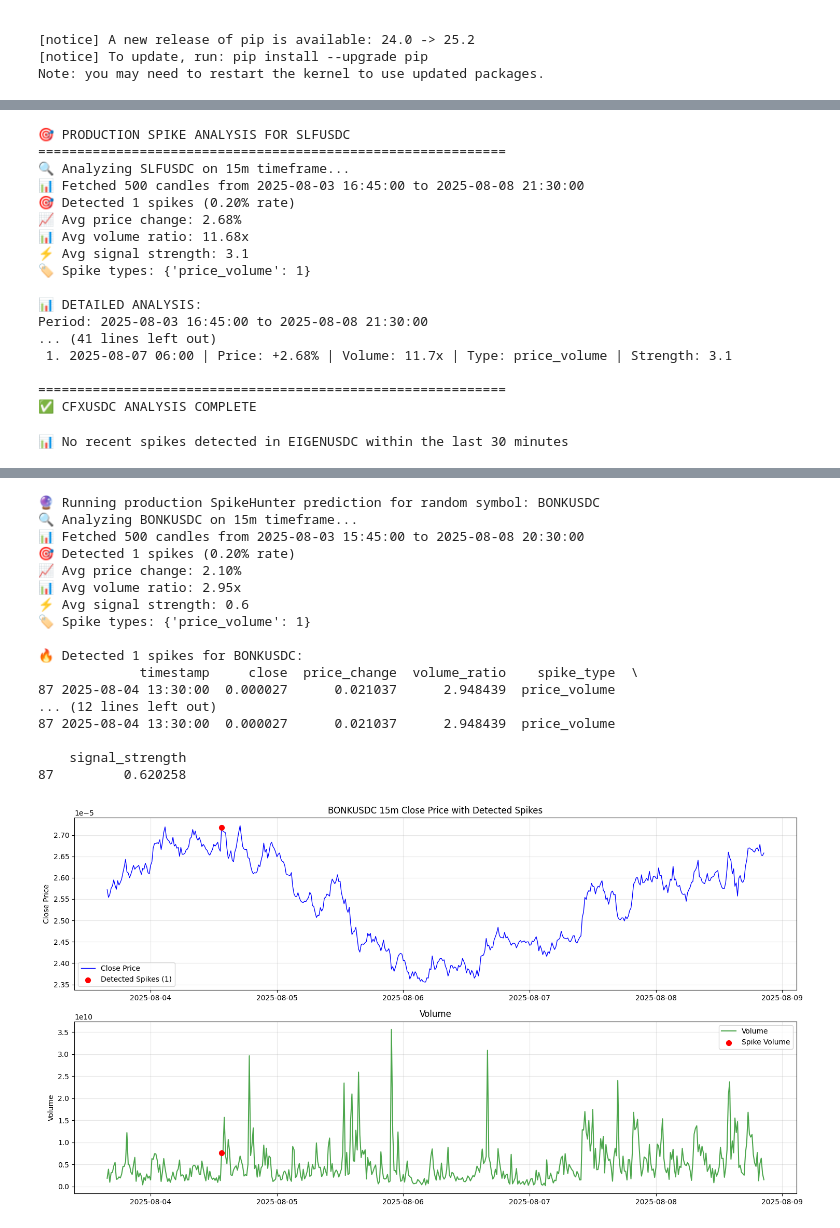
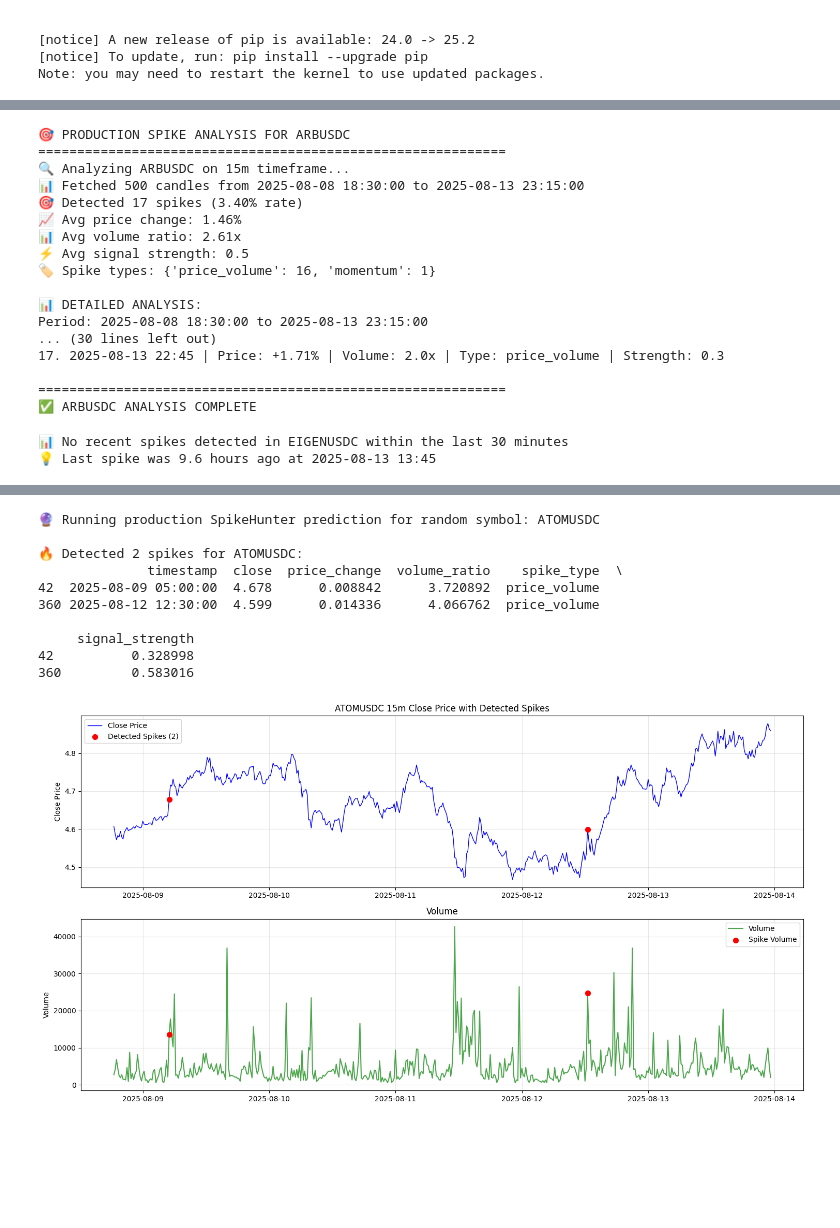
Before and after one commit to carkod/binbot-notebooks, a Jupyter notebook: spike_hunter.ipynb, the cells around one changed output, grey strips where cells are left out. Cells and saved outputs as stored; diff of their text form; code cells hidden in the pictures; blank space fills up the shorter version.

```diff
--- a/spike_hunter.ipynb
+++ b/spike_hunter.ipynb
@@ -33,6 +33,7 @@ from sklearn.metrics import classification_report
 import matplotlib.pyplot as plt
 import joblib
 
+symbol = "ARBUSDC"  # Change to your desired symbol
 
 # --- Step 1: Fetch 15m candles from Binance ---
 def fetch_binance_klines(symbol="IDEXUSDC", interval="15m", limit=500, end_time=None):
@@ -251,9 +252,9 @@ def add_enhanced_features(df_price, df_adr=None, window=12):
 
 
 # --- Data fetching and analysis ---
-print("Fetching VELODROME/USDC data...")
+print(f"Fetching {symbol} data...")
 df_price = fetch_binance_klines(
-    "VELODROMEUSDC", interval="15m", limit=500
+    symbol, interval="15m", limit=500
 )  # Keep original limit for microcaps
 
 print("Fetching ADR data...")
@@ -411,7 +412,7 @@ if len(spike_indices) > 0:
 else:
     print("No spikes detected to plot")
 
-plt.title("OMNI/USDC 15m Close Price with Detected Spikes")
+plt.title(f"{symbol} 15m Close Price with Detected Spikes")
 plt.ylabel("Close Price")
 plt.legend()
 plt.grid(True, alpha=0.3)
@@ -531,7 +531,7 @@ from typing import Optional, Dict, Tuple
 import warnings
 
 warnings.filterwarnings("ignore")
-
+symbol = "ARBUSDC"
 
 class SpikeHunter:
     """
@@ -809,15 +809,13 @@ class SpikeHunter:
 
 # Initialize with conservative settings optimized for CFXUSDC
 hunter = SpikeHunter(
-    price_threshold=0.012,
-    volume_threshold=1.3,
+    price_threshold=0.010,
+    volume_threshold=1.2,
     momentum_threshold=0.015,  # 1.5% momentum threshold
     window=12,  # 12-period lookback
     rsi_oversold=30,  # RSI oversold level
 )
 
-# Analyze SLFUSDC
-symbol = "SLFUSDC"
 print(f"🎯 PRODUCTION SPIKE ANALYSIS FOR {symbol}")
 print("=" * 60)
 
@@ -869,25 +867,25 @@ except Exception as e:
     print(f"❌ Error analyzing {symbol}: {str(e)}")
 
 print(f"\n{'=' * 60}")
-print("✅ CFXUSDC ANALYSIS COMPLETE")
+print(f"✅ {symbol} ANALYSIS COMPLETE")
 # %% [output]
-🎯 PRODUCTION SPIKE ANALYSIS FOR SLFUSDC
+🎯 PRODUCTION SPIKE ANALYSIS FOR ARBUSDC
 ============================================================
-🔍 Analyzing SLFUSDC on 15m timeframe...
-📊 Fetched 500 candles from 2025-08-03 16:45:00 to 2025-08-08 21:30:00
-🎯 Detected 1 spikes (0.20% rate)
-📈 Avg price change: 2.68%
-📊 Avg volume ratio: 11.68x
-⚡ Avg signal strength: 3.1
-🏷️ Spike types: {'price_volume': 1}
+🔍 Analyzing ARBUSDC on 15m timeframe...
+📊 Fetched 500 candles from 2025-08-08 18:30:00 to 2025-08-13 23:15:00
+🎯 Detected 17 spikes (3.40% rate)
+📈 Avg price change: 1.46%
+📊 Avg volume ratio: 2.61x
+⚡ Avg signal strength: 0.5
+🏷️ Spike types: {'price_volume': 16, 'momentum': 1}
 
 📊 DETAILED ANALYSIS:
-Period: 2025-08-03 16:45:00 to 2025-08-08 21:30:00
-... (41 lines left out)
- 1. 2025-08-07 06:00 | Price: +2.68% | Volume: 11.7x | Type: price_volume | Strength: 3.1
+Period: 2025-08-08 18:30:00 to 2025-08-13 23:15:00
+... (30 lines left out)
+17. 2025-08-13 22:45 | Price: +1.71% | Volume: 2.0x | Type: price_volume | Strength: 0.3
 
 ============================================================
-✅ CFXUSDC ANALYSIS COMPLETE
+✅ ARBUSDC ANALYSIS COMPLETE
 # %%
 # === STANDALONE LAST SPIKE DETECTOR ===
 
@@ -899,7 +897,7 @@ import warnings
 
 warnings.filterwarnings("ignore")
 
-symbol = "SLFUSDC"
+symbol = "ARBUSDC"
 
 
 class SpikeHunter:
@@ -1185,6 +1183,7 @@ except Exception as e:
     print(f"❌ Error: {str(e)}")
 # %% [output]
 📊 No recent spikes detected in EIGENUSDC within the last 30 minutes
+💡 Last spike was 9.6 hours ago at 2025-08-13 13:45
 # %%
 # === Fetch and combine all active symbols for model training ===
 import time
@@ -1246,12 +1245,15 @@ if not active_symbols:
     print("No active symbols available.")
 else:
     random_symbol = random.choice(active_symbols)
+
+    price_thresh_dynamic = df["price_change"].quantile(0.95)
+    vol_thresh_dynamic = df["volume_ratio"].quantile(0.90)
     print(f"\n🔮 Running production SpikeHunter prediction for random symbol: {random_symbol}")
 
     # Initialize production SpikeHunter with same settings as before
     prod_hunter = SpikeHunter(
-        price_threshold=0.020,
-        volume_threshold=2.0,
+        price_threshold=price_thresh_dynamic,
+        volume_threshold=vol_thresh_dynamic,
         momentum_threshold=0.015,
         window=12,
         rsi_oversold=30,
@@ -1284,49 +1286,42 @@ else:
                 zorder=5,
                 s=50,
             )
         plt.title(f"{random_symbol} 15m Close Price with Detected Spikes")
         plt.ylabel("Close Price")
         plt.legend()
         plt.grid(True, alpha=0.3)
         # Volume plot
         plt.subplot(2, 1, 2)
         plt.plot(df_pred["timestamp"], df_pred["volume"], label="Volume", color="green", alpha=0.7)
         if len(spike_indices) > 0:
             plt.scatter(
                 df_pred.loc[spike_indices, "timestamp"],
                 df_pred.loc[spike_indices, "volume"],
                 color="red",
                 label="Spike Volume",
                 zorder=5,
                 s=50,
             )
         plt.title("Volume")
         plt.ylabel("Volume")
         plt.legend()
         plt.grid(True, alpha=0.3)
         plt.tight_layout()
         plt.show()
     except Exception as e:
         print(f"❌ Error running prediction for {random_symbol}: {e}")
 # %% [output]
-🔮 Running production SpikeHunter prediction for random symbol: BONKUSDC
-🔍 Analyzing BONKUSDC on 15m timeframe...
-📊 Fetched 500 candles from 2025-08-03 15:45:00 to 2025-08-08 20:30:00
-🎯 Detected 1 spikes (0.20% rate)
-📈 Avg price change: 2.10%
-📊 Avg volume ratio: 2.95x
-⚡ Avg signal strength: 0.6
-🏷️ Spike types: {'price_volume': 1}
+🔮 Running production SpikeHunter prediction for random symbol: ATOMUSDC
 
-🔥 Detected 1 spikes for BONKUSDC:
-             timestamp     close  price_change  volume_ratio    spike_type  \
-87 2025-08-04 13:30:00  0.000027      0.021037      2.948439  price_volume
-... (12 lines left out)
-87 2025-08-04 13:30:00  0.000027      0.021037      2.948439  price_volume
+🔥 Detected 2 spikes for ATOMUSDC:
+              timestamp  close  price_change  volume_ratio    spike_type  \
+42  2025-08-09 05:00:00  4.678      0.008842      3.720892  price_volume
+360 2025-08-12 12:30:00  4.599      0.014336      4.066762  price_volume
 
-    signal_strength
-87         0.620258
+     signal_strength
+42          0.328998
+360         0.583016
-[figure, old version]
+[figure, new version]
 # %%
 # === Dynamically set thresholds based on symbol statistics ===
 if not active_symbols:
```
Also changed, not shown: parts of 3 cells of this notebook, 1 other file.
